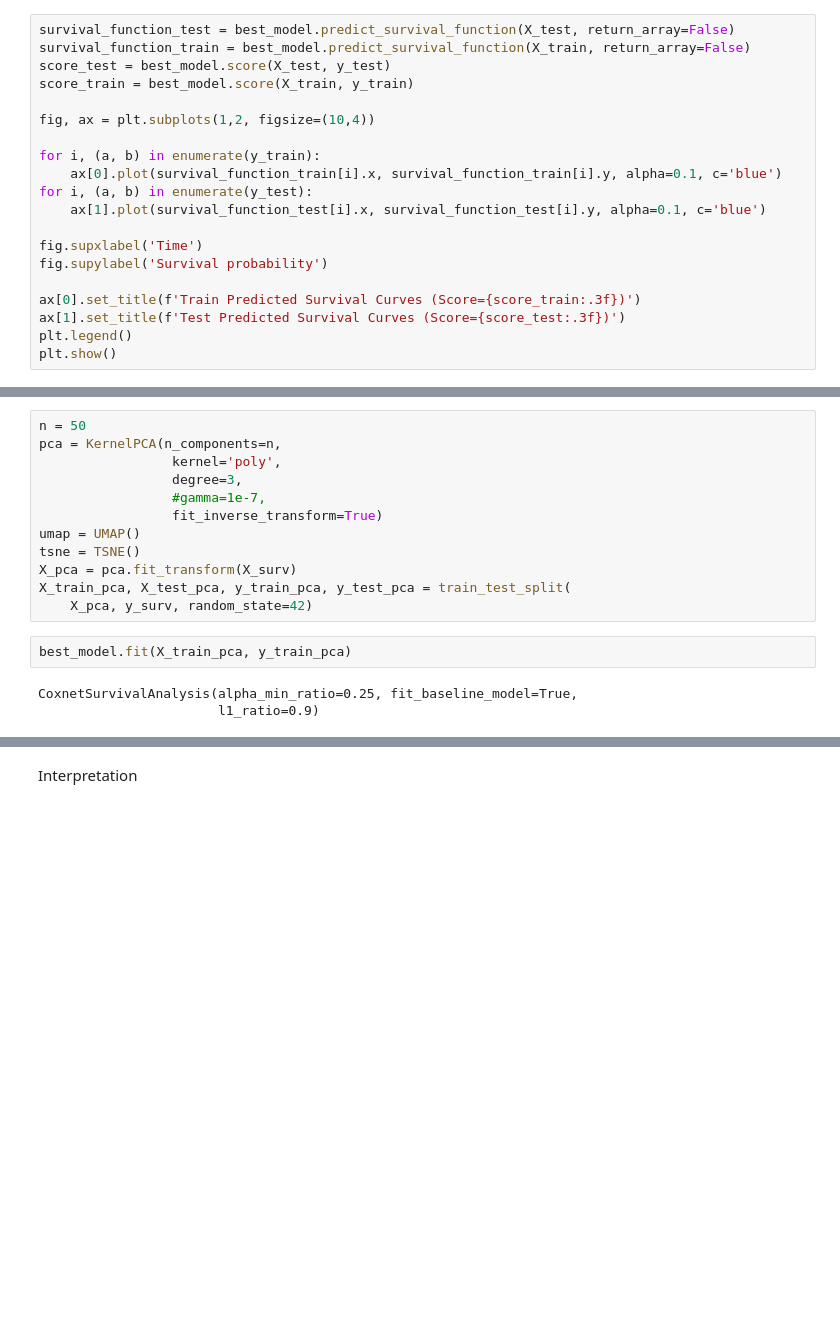
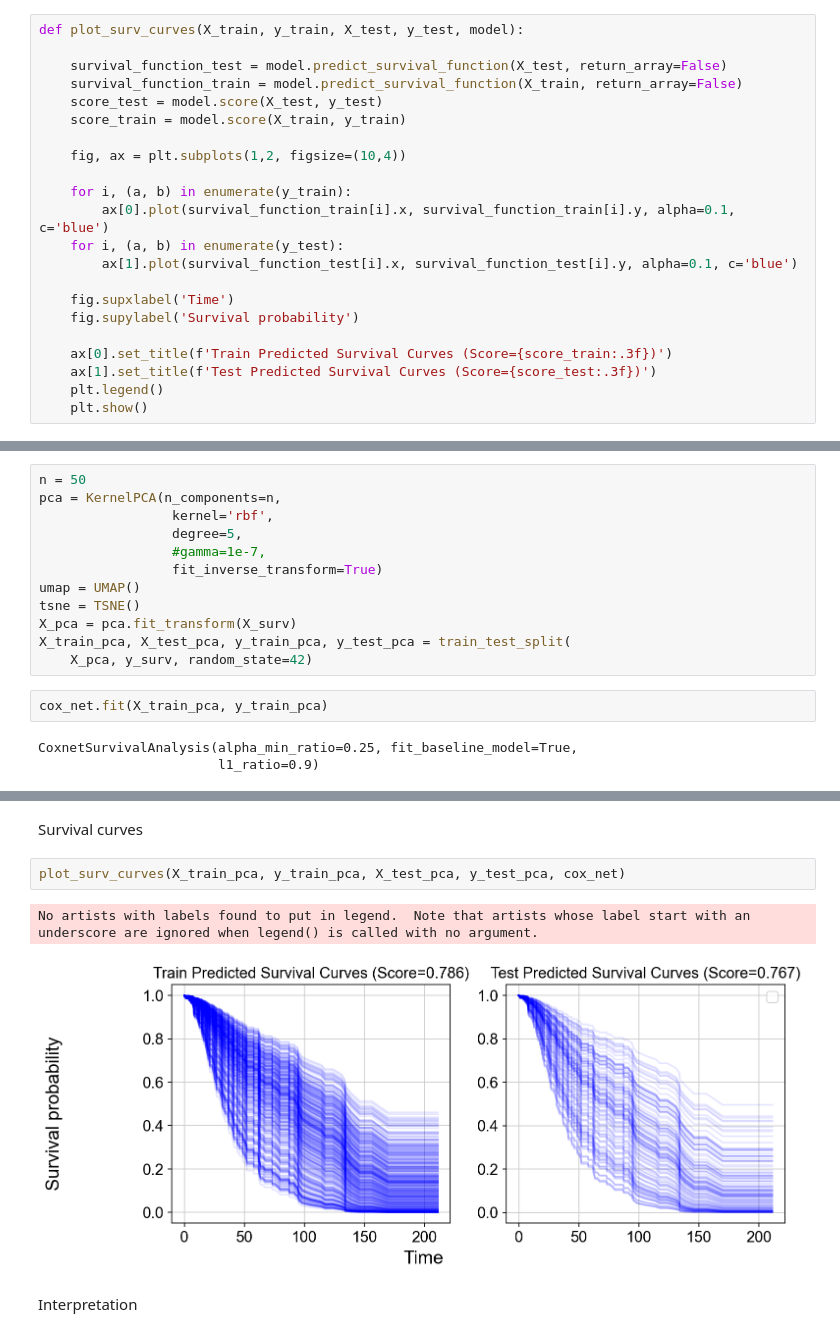
Before and after one commit to qmss5052/msk-2023, a Jupyter notebook: Survival analysis_zscores.ipynb, the cells around one changed output, grey strips where cells are left out. Drawn from its saved outputs; the diff is of its cells as text; blank space fills up the shorter version.

```diff
--- a/Survival analysis_zscores.ipynb
+++ b/Survival analysis_zscores.ipynb
@@ -461,22 +467,24 @@ plt.xlabel("time $t$")
 Text(0.5, 0, 'time $t$')
 [figure]
 # %%
-survival_function_test = best_model.predict_survival_function(X_test, return_array=False)
-survival_function_train = best_model.predict_survival_function(X_train, return_array=False)
-score_test = best_model.score(X_test, y_test)
-score_train = best_model.score(X_train, y_train)
+def plot_surv_curves(X_train, y_train, X_test, y_test, model):
 
-fig, ax = plt.subplots(1,2, figsize=(10,4))
+    survival_function_test = model.predict_survival_function(X_test, return_array=False)
+    survival_function_train = model.predict_survival_function(X_train, return_array=False)
+    score_test = model.score(X_test, y_test)
+    score_train = model.score(X_train, y_train)
 
-for i, (a, b) in enumerate(y_train):
-    ax[0].plot(survival_function_train[i].x, survival_function_train[i].y, alpha=0.1, c='blue')
-for i, (a, b) in enumerate(y_test):
-    ax[1].plot(survival_function_test[i].x, survival_function_test[i].y, alpha=0.1, c='blue')
+    fig, ax = plt.subplots(1,2, figsize=(10,4))
 
-fig.supxlabel('Time')
-fig.supylabel('Survival probability')
+    for i, (a, b) in enumerate(y_train):
+        ax[0].plot(survival_function_train[i].x, survival_function_train[i].y, alpha=0.1, c='blue')
+    for i, (a, b) in enumerate(y_test):
+        ax[1].plot(survival_function_test[i].x, survival_function_test[i].y, alpha=0.1, c='blue')
 
-ax[0].set_title(f'Train Predicted Survival Curves (Score={score_train:.3f})')
-ax[1].set_title(f'Test Predicted Survival Curves (Score={score_test:.3f})')
-plt.legend()
-plt.show()
+    fig.supxlabel('Time')
+    fig.supylabel('Survival probability')
+
+    ax[0].set_title(f'Train Predicted Survival Curves (Score={score_train:.3f})')
+    ax[1].set_title(f'Test Predicted Survival Curves (Score={score_test:.3f})')
+    plt.legend()
+    plt.show()
@@ -498,8 +508,8 @@ No artists with labels found to put in legend.  Note that artists whose label st
 # %%
 n = 50
 pca = KernelPCA(n_components=n,
-                 kernel='poly',
-                 degree=3,
+                 kernel='rbf',
+                 degree=5,
                  #gamma=1e-7,
                  fit_inverse_transform=True)
 umap = UMAP()
@@ -508,7 +518,7 @@ X_pca = pca.fit_transform(X_surv)
 X_train_pca, X_test_pca, y_train_pca, y_test_pca = train_test_split(
     X_pca, y_surv, random_state=42)
 # %%
-best_model.fit(X_train_pca, y_train_pca)
+cox_net.fit(X_train_pca, y_train_pca)
 # %% [output]
 CoxnetSurvivalAnalysis(alpha_min_ratio=0.25, fit_baseline_model=True,
                        l1_ratio=0.9)
@@ -544,2 +531,9 @@ No artists with labels found to put in legend.  Note that artists whose label st
+# %% [markdown]
+Survival curves
+# %%
+plot_surv_curves(X_train_pca, y_train_pca, X_test_pca, y_test_pca, cox_net)
+# %% [output]
+No artists with labels found to put in legend.  Note that artists whose label start with an underscore are ignored when legend() is called with no argument.
+[figure, added]
 # %% [markdown]
  Interpretation
```
Also changed, not shown: parts of 20 cells of this notebook.
